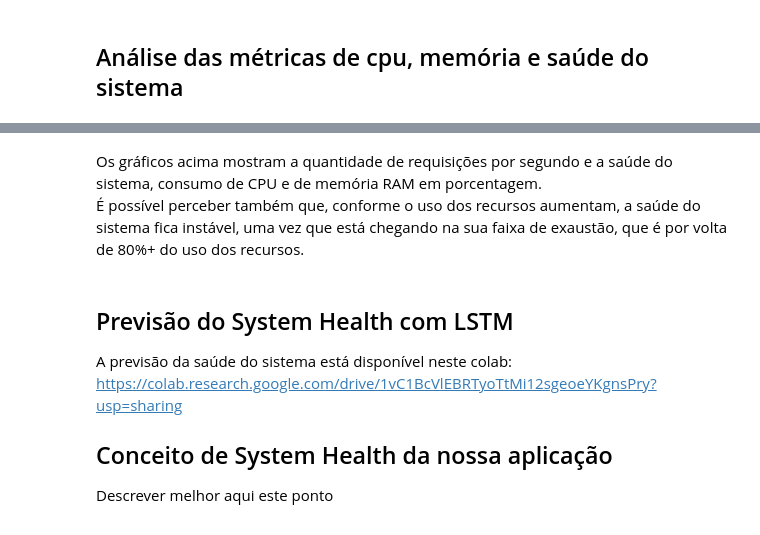
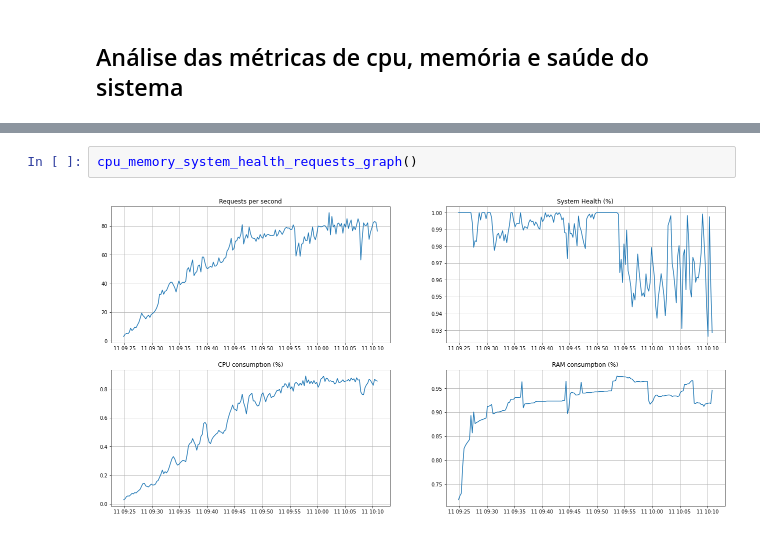
Before and after one commit to BureauTech/BTAlert-AI, a Jupyter notebook: jupyter/notebook.ipynb, the cells around one changed output, grey strips where cells are left out. Saved outputs shown, nothing was run; the diff lists cells and outputs as text.

```diff
--- a/jupyter/notebook.ipynb
+++ b/jupyter/notebook.ipynb
@@ -81,9 +95,4 @@ for i, tup in enumerate(plot_data):
-# %% [markdown]
-Os gráficos acima mostram a quantidade de requisições por segundo e a saúde do sistema, consumo de CPU e de memória RAM em porcentagem.
-É possível perceber também que, conforme o uso dos recursos aumentam, a saúde do sistema fica instável, uma vez que está chegando na sua faixa de exaustão, que é por volta de 80%+ do uso dos recursos.
-# %% [markdown]
-## Previsão do System Health com LSTM
-A previsão da saúde do sistema está disponível neste colab: https://colab.research.google.com/drive/1vC1BcVlEBRTyoTtMi12sgeoeYKgnsPry?usp=sharing
-
-## Conceito de System Health da nossa aplicação
-Descrever melhor aqui este ponto
+# %%
+cpu_memory_system_health_requests_graph()
+# %% [output]
+[figure, added]
```
Also changed, not shown: parts of 13 cells of this notebook.
